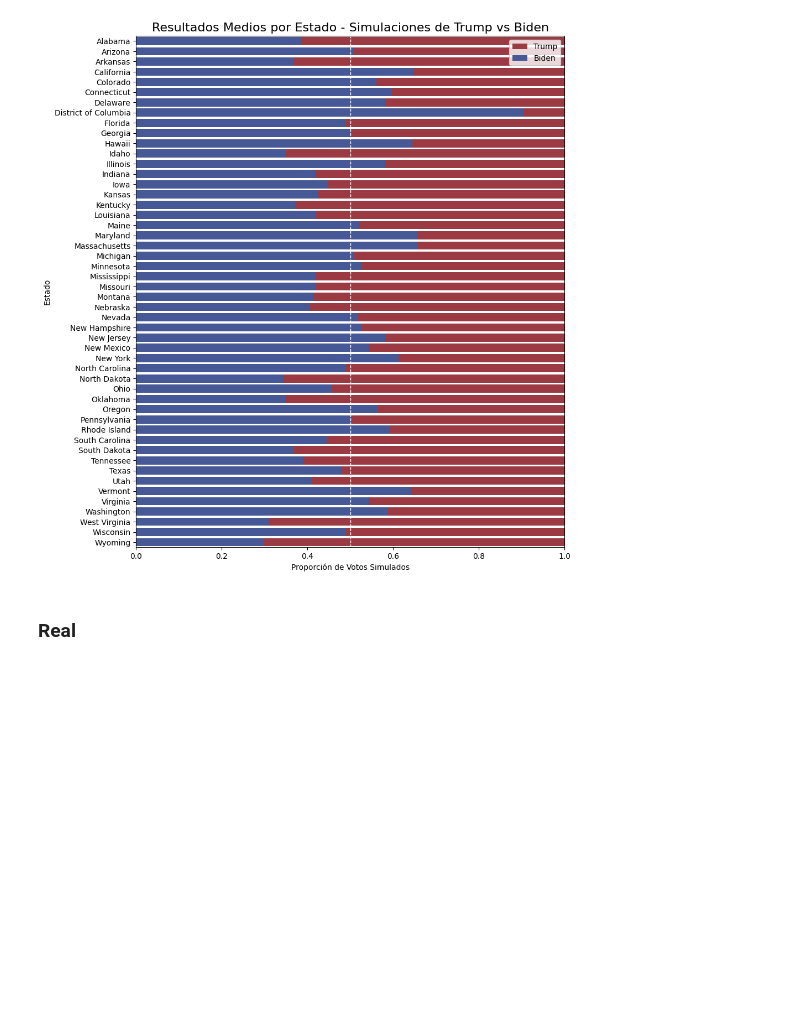
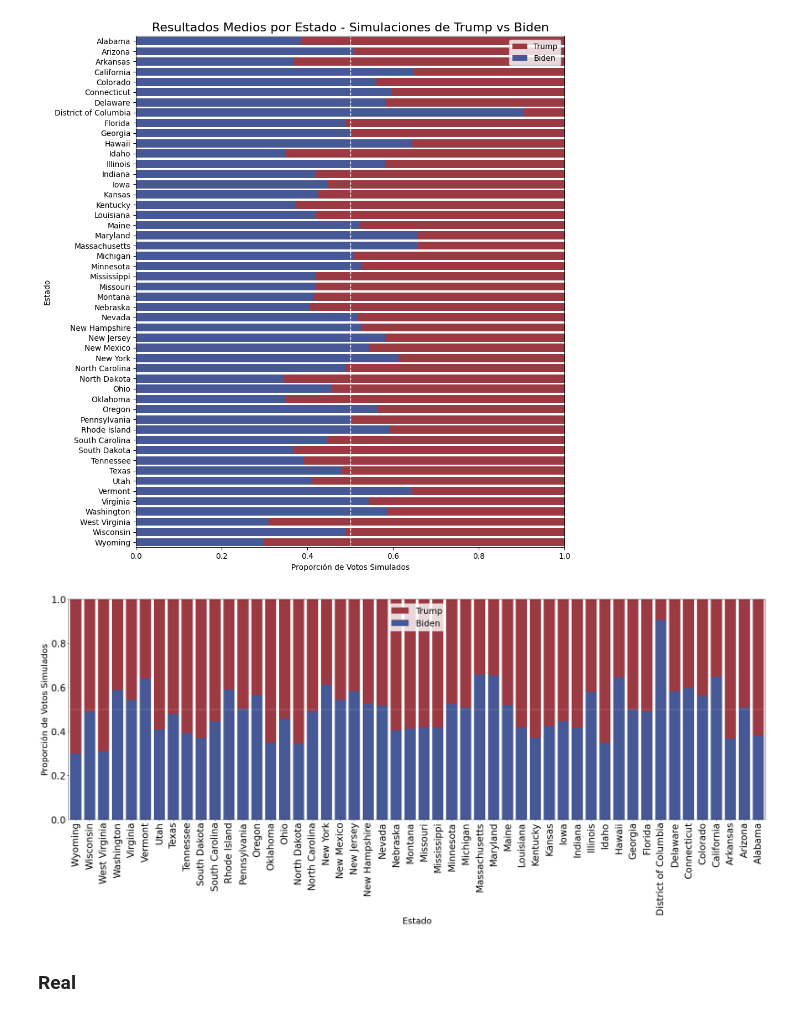
Before and after one commit to jorgegarcelan/elections_usa_2020, a Jupyter notebook: simulation.ipynb, the cells around one changed output. Drawn from its saved outputs; the diff is of its cells as text; code cells hidden in the pictures; blank space fills up the shorter version.

Commit message:
updated graphs in simulation

```diff
--- a/simulation.ipynb
+++ b/simulation.ipynb
@@ -454,6 +457,45 @@ plt.xlim(0, 1)
 plt.show()
 # %% [output]
 [figure]
+# %%
+plt.figure(figsize=(26, 12))
+
+# Graficar la barra de Trump (en la parte inferior)
+sns.barplot(y=accumulated_pred_state_sorted['Perc_Biden_2020'] + accumulated_pred_state_sorted['Perc_Trump_2020'],
+            x='state', data=accumulated_pred_state_sorted, color="#ac2a37", label="Trump")
+
+# Graficar la barra de Biden encima de Trump
+sns.barplot(y='Perc_Biden_2020', x='state', data=accumulated_pred_state_sorted, color="#3951a2", label="Biden")
+
+# Añadir una línea horizontal en el 50%
+plt.axhline(y=0.50, color="white", linestyle="--", linewidth=1)
+
+# Añadir leyenda
+plt.legend(loc='best', fontsize=22)
+
+# Añadir etiquetas y título
+# plt.title('Resultados Medios por Estado - Simulaciones de Trump vs Biden', fontsize=16)
+plt.ylabel('Proporción de Votos Simulados', fontsize=22)
+plt.xlabel('Estado', fontsize=22)
+
+# Ajustar el eje Y para que las barras lleguen al 100%
+plt.ylim(0, 1)
+
+# Rotar los nombres de los estados para mejor visibilidad y aumentar el tamaño de las etiquetas
+plt.xticks(rotation=90, fontsize=24)
+plt.yticks(fontsize=24)
+
+# Ajustar los márgenes del gráfico para evitar que los xticks se corten
+plt.tight_layout()
+
+
+# Guardar el gráfico como PNG con fondo transparente
+plt.savefig("../IMAGES/porc_estado_inv_transparente.png", format="png", transparent=True)
+
+# Mostrar el gráfico
+plt.show()
+# %% [output]
+[figure, added]
 # %%
 # Crear el mapa coroplético usando Plotly Express con códigos de estado
 fig = px.choropleth(accumulated_pred_state,
```
Also changed, not shown: parts of 1 cell of this notebook.
